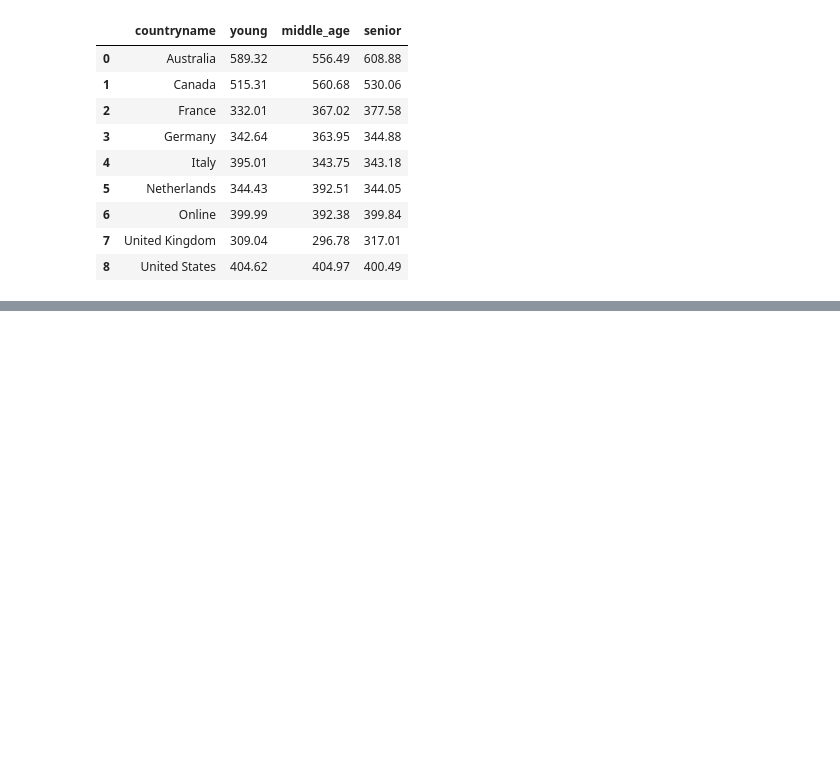
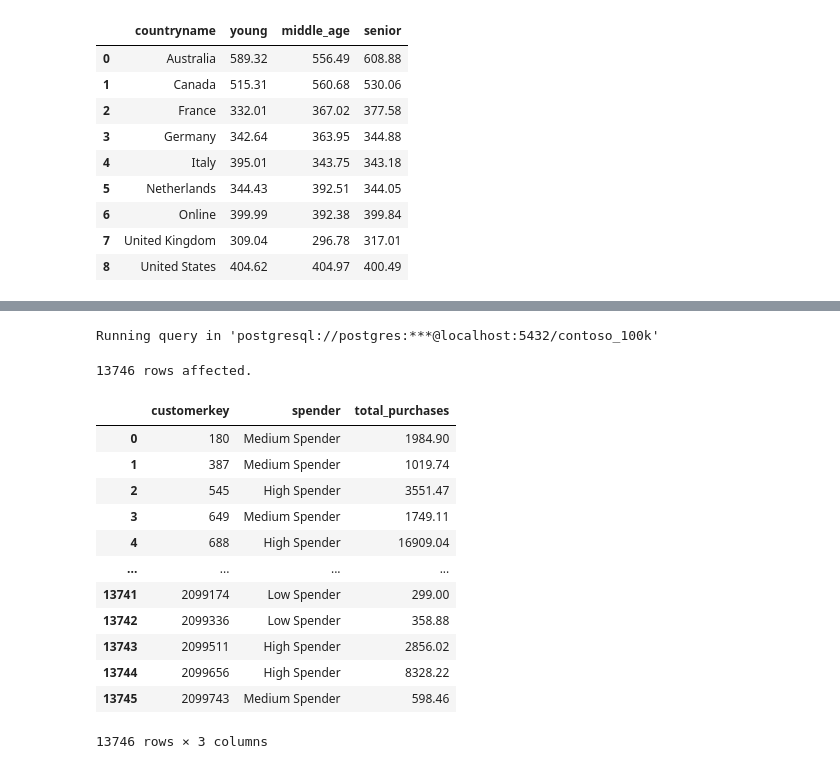
Before and after one commit to Bartek0829/SQL-learning, a Jupyter notebook: Resources/Blank_SQL_Notebook.ipynb, the cells around one changed output, grey strips where cells are left out. Saved outputs shown, nothing was run; the diff lists cells and outputs as text; code cells hidden in the pictures; blank space fills up the shorter version.

```diff
--- a/Resources/Blank_SQL_Notebook.ipynb
+++ b/Resources/Blank_SQL_Notebook.ipynb
@@ -734,0 +794,32 @@ Running query in 'postgresql://postgres:***@localhost:5432/contoso_100k'
+# %%
+%%sql
+SELECT
+    s.customerkey,
+    CASE
+        WHEN SUM(s.quantity * s.netprice * s.exchangerate) < 500 THEN 'Low Spender'
+        WHEN SUM(s.quantity * s.netprice * s.exchangerate) BETWEEN 500 AND 2000 THEN 'Medium Spender'
+        ELSE 'High Spender'
+    END AS spender,
+    SUM(s.quantity * s.netprice * s.exchangerate) AS total_purchases
+FROM sales s
+WHERE s.orderdate BETWEEN '01-01-2023' AND '12-31-2023'
+GROUP BY
+    s.customerkey
+ORDER BY
+    s.customerkey
+# %% [output]
+Running query in 'postgresql://postgres:***@localhost:5432/contoso_100k'
+13746 rows affected.
+|  | customerkey | spender | total_purchases |
+| 0 | 180 | Medium Spender | 1984.90 |
+| 1 | 387 | Medium Spender | 1019.74 |
+| 2 | 545 | High Spender | 3551.47 |
+| 3 | 649 | Medium Spender | 1749.11 |
+| 4 | 688 | High Spender | 16909.04 |
+| ... | ... | ... | ... |
+| 13741 | 2099174 | Low Spender | 299.00 |
+| 13742 | 2099336 | Low Spender | 358.88 |
+| 13743 | 2099511 | High Spender | 2856.02 |
+| 13744 | 2099656 | High Spender | 8328.22 |
+| 13745 | 2099743 | Medium Spender | 598.46 |
+13746 rows × 3 columns
```
Also changed, not shown: parts of 8 cells of this notebook.
